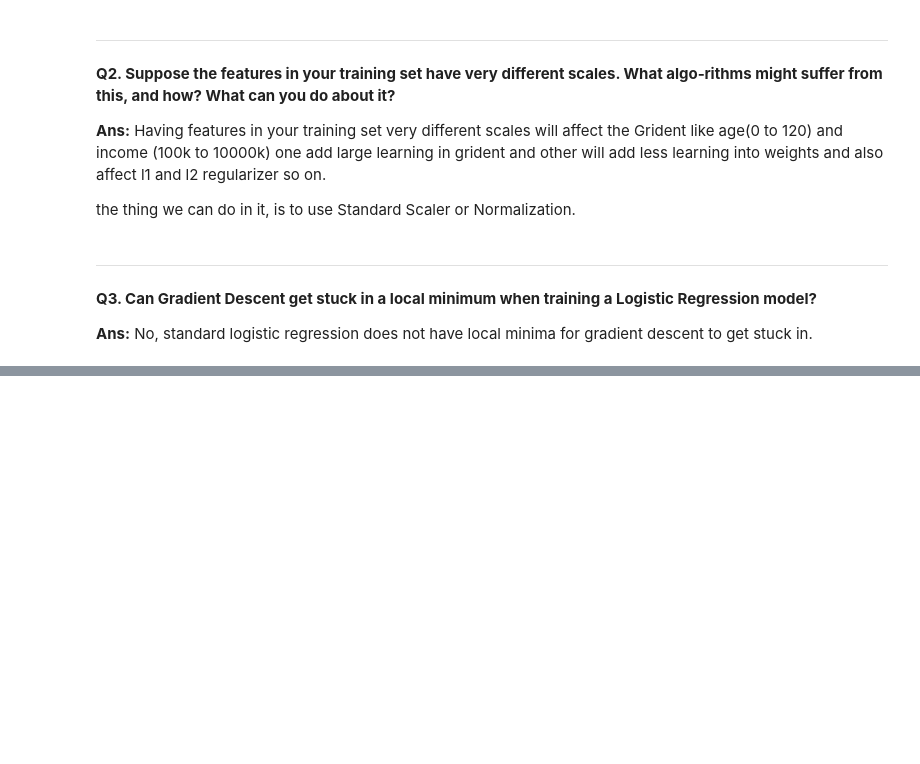
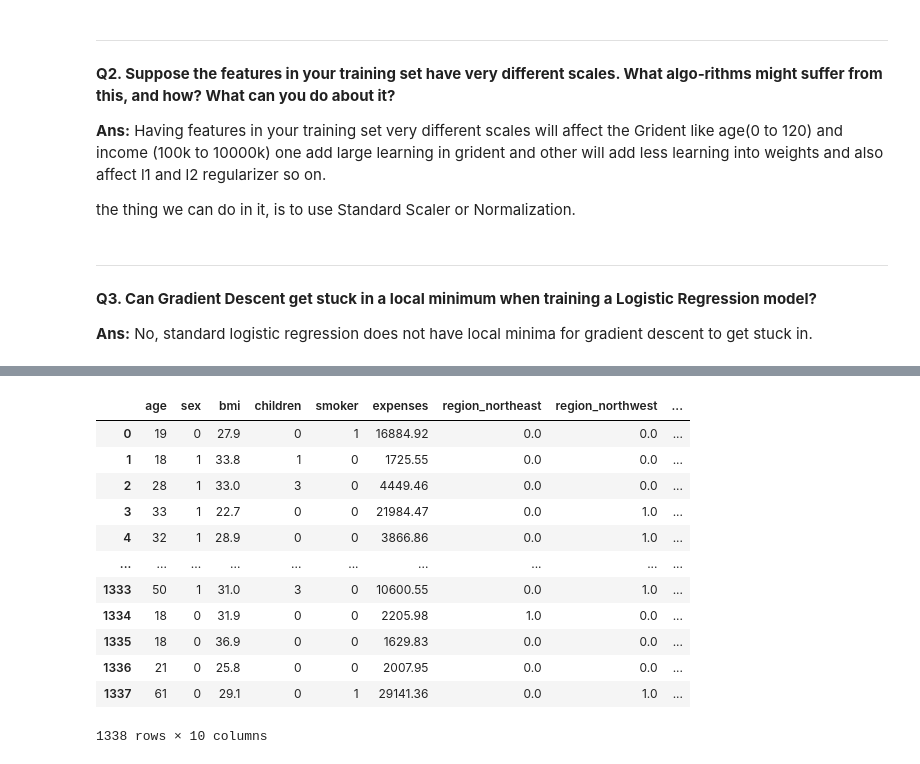
Before and after one commit to Haseebi-khan/MachineLearning, a Jupyter notebook: Hand_On_ML/Chapter4_Exercises.ipynb, the cells around one changed output, grey strips where cells are left out. Drawn from its saved outputs; the diff is of its cells as text; code cells hidden in the pictures; blank space fills up the shorter version.

```diff
--- a/Hand_On_ML/Chapter4_Exercises.ipynb
+++ b/Hand_On_ML/Chapter4_Exercises.ipynb
@@ -48,0 +214,6 @@ No, standard logistic regression does not have local minima for gradient descent
+# %%
+import pandas as pd
+import numpy as np
+
+df = pd.read_csv(r"/home/noneo/Codes/ML/MachineLearning/Hand_On_ML/insurance.csv")
+df
@@ -48,0 +240,8 @@ No, standard logistic regression does not have local minima for gradient descent
+# %%
+from sklearn.preprocessing import LabelEncoder
+
+le_sex = LabelEncoder()
+le_smoker = LabelEncoder()
+
+df['sex'] = le_sex.fit_transform(df['sex'])
+df['smoker'] = le_smoker.fit_transform(df['smoker'])
@@ -48,0 +267,16 @@ No, standard logistic regression does not have local minima for gradient descent
+# %%
+df
+# %% [output]
+|  | age | sex | bmi | children | smoker | expenses | region_northeast | region_northwest | ... |
+| 0 | 19 | 0 | 27.9 | 0 | 1 | 16884.92 | 0.0 | 0.0 | ... |
+| 1 | 18 | 1 | 33.8 | 1 | 0 | 1725.55 | 0.0 | 0.0 | ... |
+| 2 | 28 | 1 | 33.0 | 3 | 0 | 4449.46 | 0.0 | 0.0 | ... |
+| 3 | 33 | 1 | 22.7 | 0 | 0 | 21984.47 | 0.0 | 1.0 | ... |
+| 4 | 32 | 1 | 28.9 | 0 | 0 | 3866.86 | 0.0 | 1.0 | ... |
+| ... | ... | ... | ... | ... | ... | ... | ... | ... | ... |
+| 1333 | 50 | 1 | 31.0 | 3 | 0 | 10600.55 | 0.0 | 1.0 | ... |
+| 1334 | 18 | 0 | 31.9 | 0 | 0 | 2205.98 | 1.0 | 0.0 | ... |
+| 1335 | 18 | 0 | 36.9 | 0 | 0 | 1629.83 | 0.0 | 0.0 | ... |
+| 1336 | 21 | 0 | 25.8 | 0 | 0 | 2007.95 | 0.0 | 0.0 | ... |
+| 1337 | 61 | 0 | 29.1 | 0 | 1 | 29141.36 | 0.0 | 1.0 | ... |
+1338 rows × 10 columns
```
Also changed, not shown: parts of 18 cells of this notebook.
